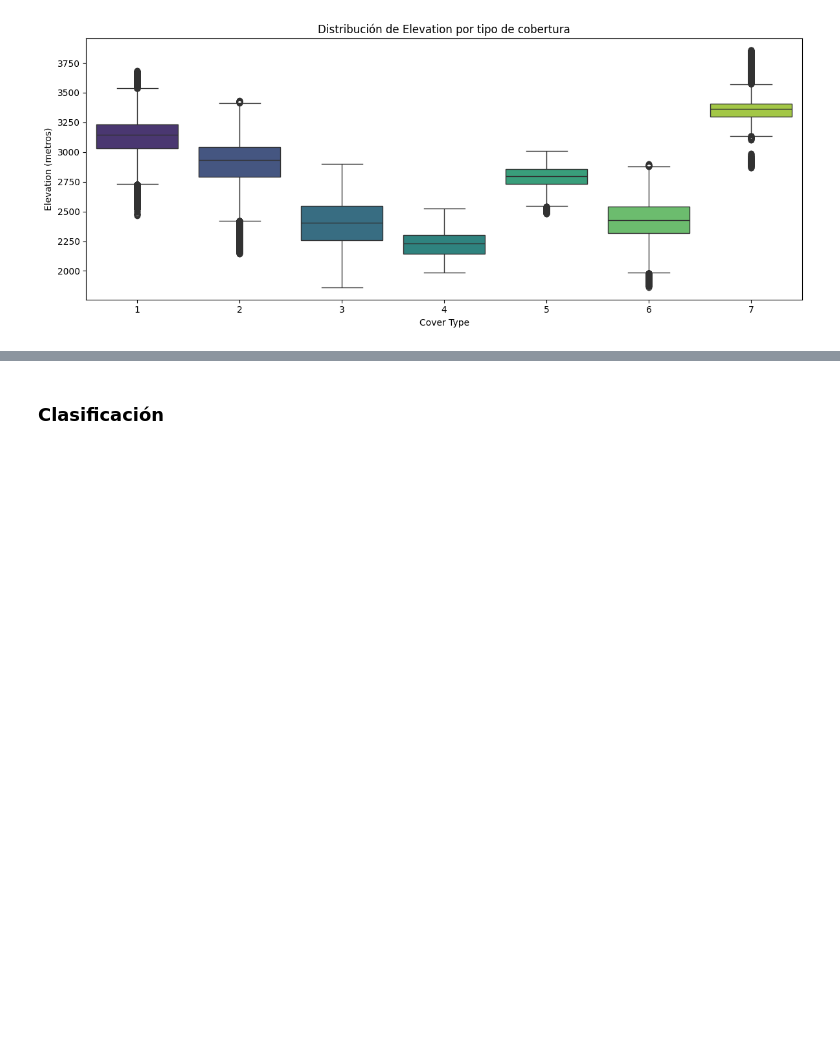
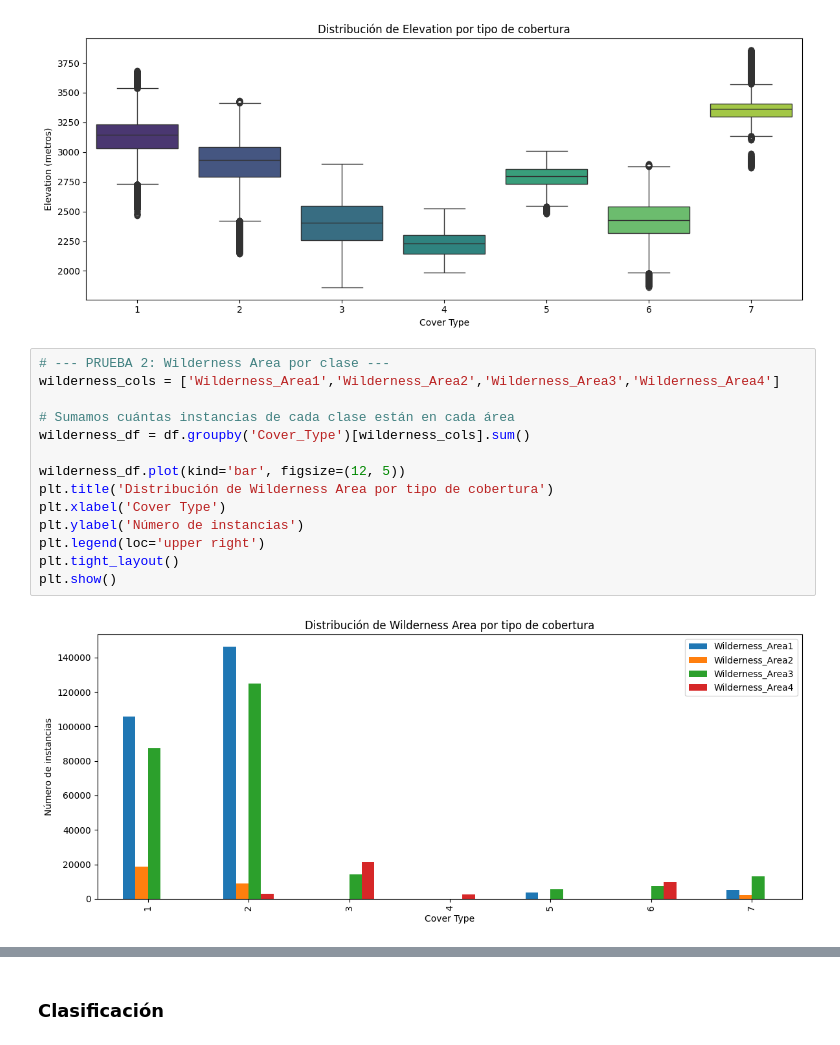
Before and after one commit to criszhirzhan/maestria_PLN_resources, a Jupyter notebook: AprendizajeAutomatico/Actividad2/Actividad_2_CoverType.ipynb, the cells around one changed output, grey strips where cells are left out. Drawn from its saved outputs; the diff is of its cells as text; blank space fills up the shorter version.

```diff
--- a/AprendizajeAutomatico/Actividad2/Actividad_2_CoverType.ipynb
+++ b/AprendizajeAutomatico/Actividad2/Actividad_2_CoverType.ipynb
@@ -239,3 +238,19 @@ Passing `palette` without assigning `hue` is deprecated and will be removed in v
 
   sns.boxplot(x='Cover_Type', y='Elevation', data=df, palette='viridis')
 [figure]
+# %%
+# --- PRUEBA 2: Wilderness Area por clase ---
+wilderness_cols = ['Wilderness_Area1','Wilderness_Area2','Wilderness_Area3','Wilderness_Area4']
+
+# Sumamos cuántas instancias de cada clase están en cada área
+wilderness_df = df.groupby('Cover_Type')[wilderness_cols].sum()
+
+wilderness_df.plot(kind='bar', figsize=(12, 5))
+plt.title('Distribución de Wilderness Area por tipo de cobertura')
+plt.xlabel('Cover Type')
+plt.ylabel('Número de instancias')
+plt.legend(loc='upper right')
+plt.tight_layout()
+plt.show()
+# %% [output]
+[figure, added]
```
Also changed, not shown: parts of 3 cells of this notebook.
